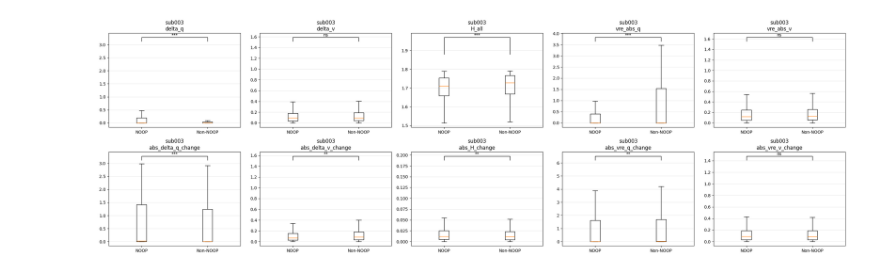
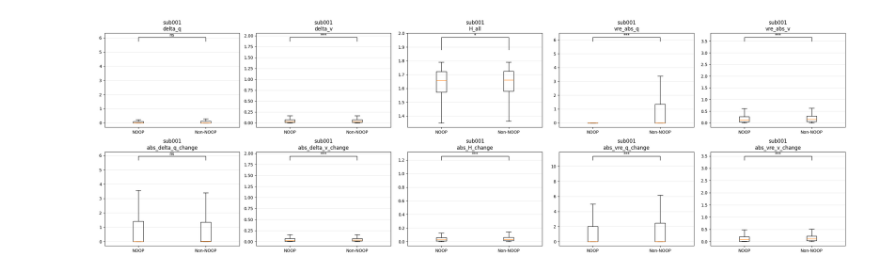
Before and after one commit to jmjmfasdf/thinker, a Jupyter notebook: regression.ipynb, the cells around one changed output. Cells and saved outputs as stored; diff of their text form; code cells hidden in the pictures.

```diff
--- a/regression.ipynb
+++ b/regression.ipynb
@@ -0,0 +1,10 @@
+# %%
+import os
+import numpy as np
+file_dir = 'sub001/ses-04/sub001-ses04-block2-game2_000.npy'
+#file_dir = 'thinker-20251223-140527-3152768-0/video_stat.npy'
+#file_dir = 'spaceinvaders_4e6_sub1_game2_day3_block2_block-24365/video_stat.npy'
+data_dir = os.path.join('./test', file_dir)
+data = (np.load(data_dir, allow_pickle=True)).item()
+print('data.keys():', data.keys())
+print('tree_reps.keys():', data['tree_reps'].keys())
@@ -10,11 +23,11 @@ BASE_DIR = Path("./test")
 FILE_GLOB = "*.npy"
 
 # ---- 필터링 옵션 (None이면 전체 포함) ----
-FILTER_SUB = 'sub003'       # 예: "sub002"
-FILTER_SES = '02'        # 예: "03" 또는 "3"
-FILTER_BLOCK = None      # 예: "7"
-FILTER_GAME = None       # 예: "2"
-FILTER_SUFFIX = None     # 예: "000"
+FILTER_SUB = "sub001"   # 예: "sub002"
+FILTER_SES = "04"       # 예: "03" 또는 "3"
+FILTER_BLOCK = None     # 예: "7"
+FILTER_GAME = None      # 예: "2"
+FILTER_SUFFIX = None    # 예: "000"
 
 # 어떤 레벨을 출력할지 (True면 통계 출력 + 플롯 출력)
 SHOW_FILE_LEVEL = False
@@ -26,9 +39,12 @@ SHOW_SUBJECT_LEVEL = True
 def sig_label(p):
     if not np.isfinite(p):
         return "ns"
-    if p < 0.001: return "***"
-    if p < 0.01:  return "**"
-    if p < 0.05:  return "*"
+    if p < 0.001:
+        return "***"
+    if p < 0.01:
+        return "**"
+    if p < 0.05:
+        return "*"
     return "ns"
 
 def top2_gap(mat):
@@ -85,12 +101,20 @@ def match_filter(val, flt):
 
 def passes_filters(meta):
     return (
-        (FILTER_SUB is None or meta["sub"] == FILTER_SUB) and
-        match_filter(meta["ses"], FILTER_SES) and
-        match_filter(meta["block"], FILTER_BLOCK) and
-        match_filter(meta["game"], FILTER_GAME) and
-        match_filter(meta["suffix"], FILTER_SUFFIX)
+        (FILTER_SUB is None or meta["sub"] == FILTER_SUB)
+        and match_filter(meta["ses"], FILTER_SES)
+        and match_filter(meta["block"], FILTER_BLOCK)
+        and match_filter(meta["game"], FILTER_GAME)
+        and match_filter(meta["suffix"], FILTER_SUFFIX)
     )
+
+def to_action_ids(x):
+    if x is None:
+        return None
+    arr = np.asarray(x)
+    if arr.ndim == 1:
+        return arr.astype(int)
+    return np.argmax(arr, axis=1)
 
 def compute_metrics(data):
     tree = data["tree_reps"]
@@ -101,14 +125,20 @@ def compute_metrics(data):
 
     status = np.asarray(data["status"])
 
-    if "human_action" in data:
-        action_raw = np.asarray(data["human_action"])
+    # human_action / thinker_action 각각 분리
+    human_action_raw = data.get("human_action", None)
+    thinker_action_raw = data.get("thinker_action", None)
+
+    human_action_ids = to_action_ids(human_action_raw)
+    thinker_action_ids = to_action_ids(thinker_action_raw)
+
+    # metrics 계산에 쓸 기본 action (human 우선, 없으면 thinker)
+    if human_action_ids is not None:
+        action_ids = human_action_ids
+    elif thinker_action_ids is not None:
+        action_ids = thinker_action_ids
     else:
-        action_raw = np.asarray(data["thinker_action"])
-    if action_raw.ndim == 1:
-        action_ids = action_raw.astype(int)
-    else:
-        action_ids = np.argmax(action_raw, axis=1)
+        raise ValueError("No human_action or thinker_action found in data.")
 
     q_all = np.asarray(tree[q_key])
     v_all = np.asarray(tree[v_key]).reshape(-1)
@@ -145,7 +175,11 @@ def compute_metrics(data):
     real_indices = real_indices[valid]
     prev_imag = prev_imag[valid]
 
+    # decision-time 기준 action들
     real_actions = action_ids[real_indices]
+    human_actions = human_action_ids[real_indices] if human_action_ids is not None else None
+    thinker_actions = thinker_action_ids[real_indices] if thinker_action_ids is not None else None
+
     noop_mask = real_actions == 0
     nonnoop_mask = ~noop_mask
 
@@ -298,7 +332,7 @@ def compute_metrics(data):
         "abs_vre_v_change": diff_vre_v,
     })
 
-    return metrics, noop_mask, nonnoop_mask
+    return metrics, noop_mask, nonnoop_mask, human_actions, thinker_actions
 
 def summarize_arrays(name, a, b):
     a = a[np.isfinite(a)]
@@ -362,13 +396,15 @@ for f in files:
     if not passes_filters(meta):
         continue
     data = np.load(f, allow_pickle=True).item()
-    metrics, noop_mask, nonnoop_mask = compute_metrics(data)
+    metrics, noop_mask, nonnoop_mask, human_actions, thinker_actions = compute_metrics(data)
     records.append({
         "path": f,
         "meta": meta,
         "metrics": metrics,
         "noop_mask": noop_mask,
         "nonnoop_mask": nonnoop_mask,
+        "human_action": human_actions,     # decision-time aligned
+        "thinker_action": thinker_actions, # decision-time aligned
     })
 
 print(f"After filter: {len(records)} files")
@@ -475 +511 @@ After filter: 1 files
-[figure, old version]
+[figure, new version]
```
Also changed, not shown: parts of 8 cells of this notebook, 6 other files.
